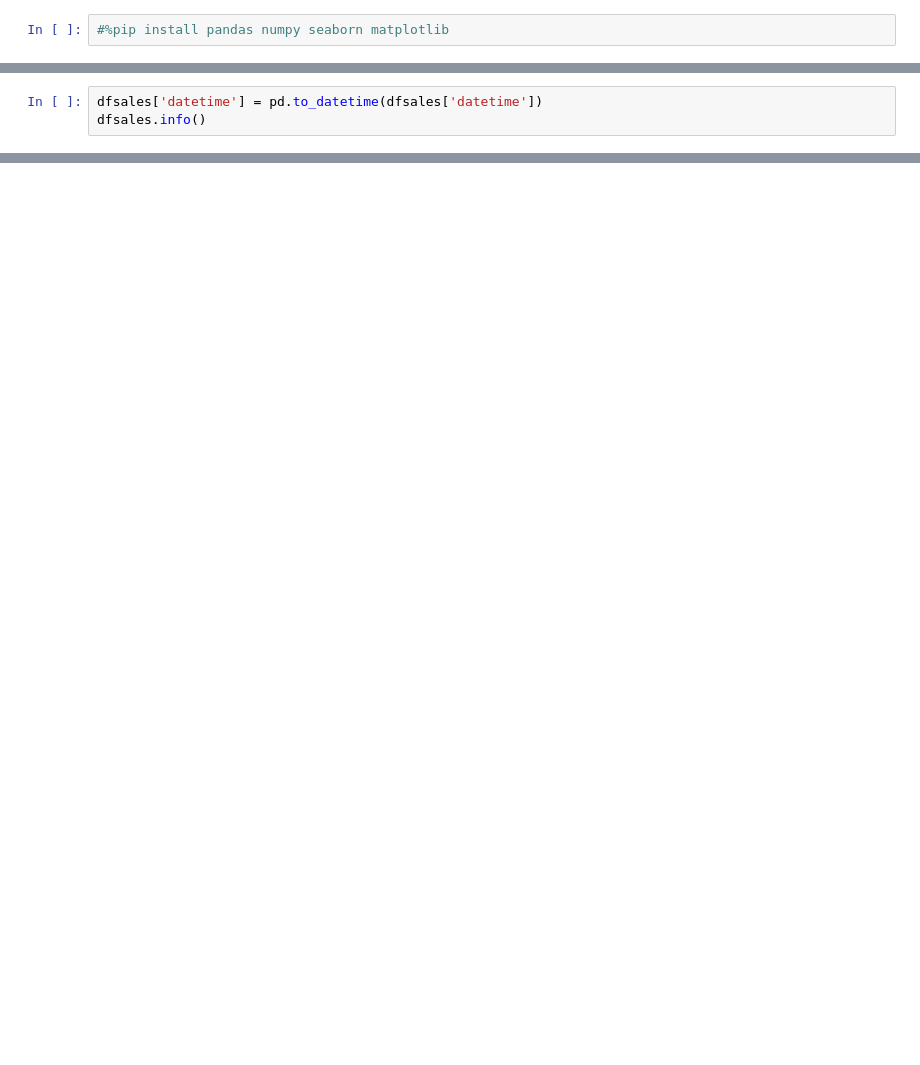
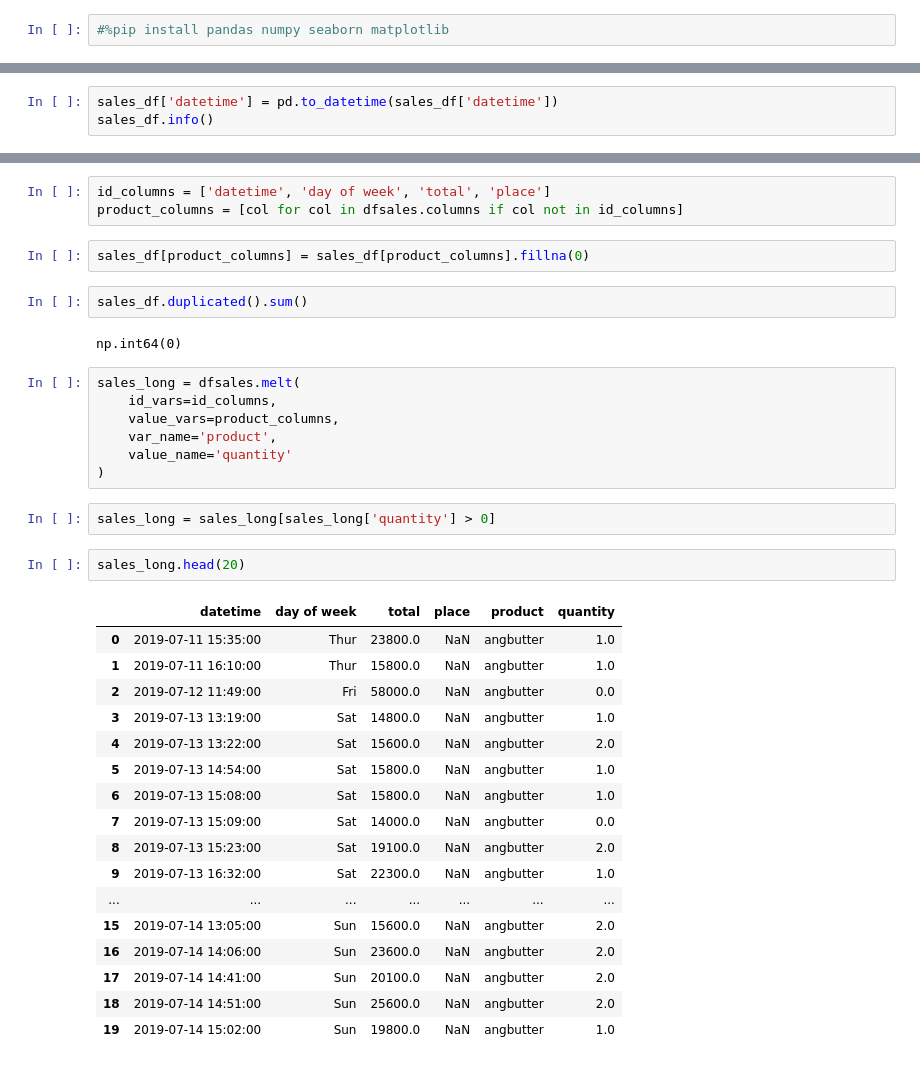
Before and after one commit to luciatejera1992/Panaderia-, a Jupyter notebook: PANADERIA/EDA.ipynb, the cells around one changed output, grey strips where cells are left out. Cells and saved outputs as stored; diff of their text form; blank space fills up the shorter version.

```diff
--- a/PANADERIA/EDA.ipynb
+++ b/PANADERIA/EDA.ipynb
@@ -120,7 +111,7 @@ datetime                 0
 dtype: int64
 # %%
-dfsales['datetime'] = pd.to_datetime(dfsales['datetime'])
-dfsales.info()
+sales_df['datetime'] = pd.to_datetime(sales_df['datetime'])
+sales_df.info()
 # %% [output]
 <class 'pandas.DataFrame'>
 Index: 2421 entries, 0 to 2653
@@ -140,2 +131,40 @@ Data columns (total 27 columns):
 dtypes: datetime64[us](1), float64(24), str(2)
 memory usage: 529.6 KB
+# %%
+id_columns = ['datetime', 'day of week', 'total', 'place']
+product_columns = [col for col in dfsales.columns if col not in id_columns]
+# %%
+sales_df[product_columns] = sales_df[product_columns].fillna(0)
+# %%
+sales_df.duplicated().sum()
+# %% [output]
+np.int64(0)
+# %%
+sales_long = dfsales.melt(
+    id_vars=id_columns,
+    value_vars=product_columns,
+    var_name='product',
+    value_name='quantity'
+)
+# %%
+sales_long = sales_long[sales_long['quantity'] > 0]
+# %%
+sales_long.head(20)
+# %% [output]
+|  | datetime | day of week | total | place | product | quantity |
+| 0 | 2019-07-11 15:35:00 | Thur | 23800.0 | NaN | angbutter | 1.0 |
+| 1 | 2019-07-11 16:10:00 | Thur | 15800.0 | NaN | angbutter | 1.0 |
+| 2 | 2019-07-12 11:49:00 | Fri | 58000.0 | NaN | angbutter | 0.0 |
+| 3 | 2019-07-13 13:19:00 | Sat | 14800.0 | NaN | angbutter | 1.0 |
+| 4 | 2019-07-13 13:22:00 | Sat | 15600.0 | NaN | angbutter | 2.0 |
+| 5 | 2019-07-13 14:54:00 | Sat | 15800.0 | NaN | angbutter | 1.0 |
+| 6 | 2019-07-13 15:08:00 | Sat | 15800.0 | NaN | angbutter | 1.0 |
+| 7 | 2019-07-13 15:09:00 | Sat | 14000.0 | NaN | angbutter | 0.0 |
+| 8 | 2019-07-13 15:23:00 | Sat | 19100.0 | NaN | angbutter | 2.0 |
+| 9 | 2019-07-13 16:32:00 | Sat | 22300.0 | NaN | angbutter | 1.0 |
+| ... | ... | ... | ... | ... | ... | ... |
+| 15 | 2019-07-14 13:05:00 | Sun | 15600.0 | NaN | angbutter | 2.0 |
+| 16 | 2019-07-14 14:06:00 | Sun | 23600.0 | NaN | angbutter | 2.0 |
+| 17 | 2019-07-14 14:41:00 | Sun | 20100.0 | NaN | angbutter | 2.0 |
+| 18 | 2019-07-14 14:51:00 | Sun | 25600.0 | NaN | angbutter | 2.0 |
+| 19 | 2019-07-14 15:02:00 | Sun | 19800.0 | NaN | angbutter | 1.0 |
```
Also changed, not shown: parts of 16 cells of this notebook.
